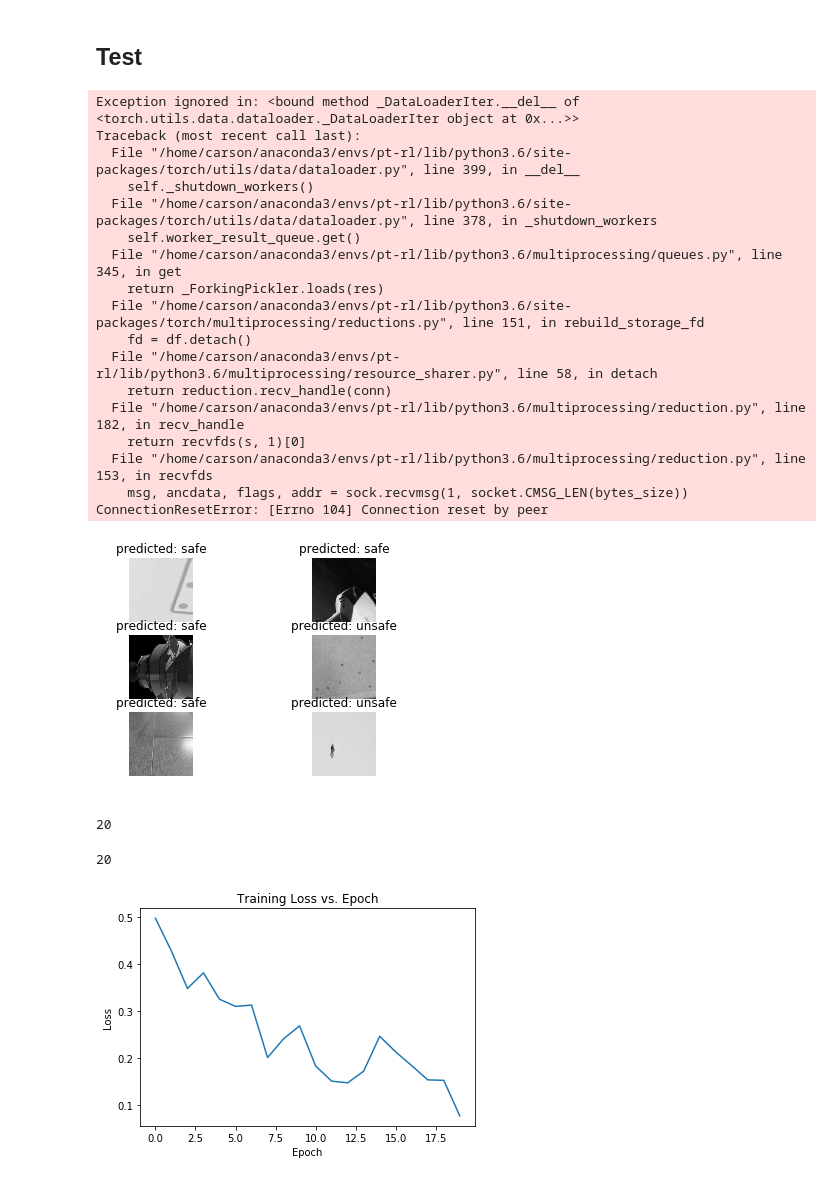
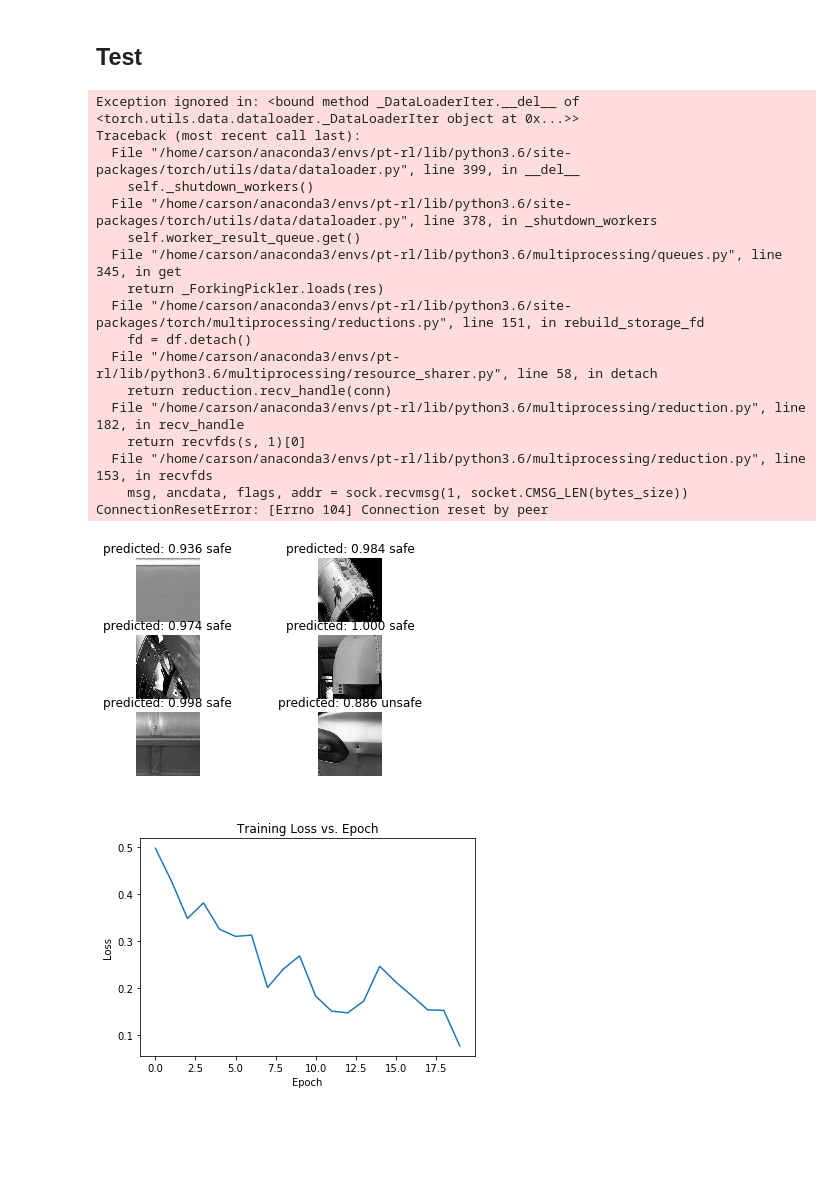
Before and after one commit to cSchubes/icbinbSpaceApps18, a Jupyter notebook: CNN/CNN.ipynb, the cells around one changed output. Cells and saved outputs as stored; diff of their text form; code cells hidden in the pictures; blank space fills up the shorter version.

```diff
--- a/CNN/CNN.ipynb
+++ b/CNN/CNN.ipynb
@@ -78,8 +89,8 @@ data_transforms = {
 # %%
-datasets = {x: datasets.ImageFolder(os.path.join(data_dir, x), data_transforms[x])
+image_datasets = {x: datasets.ImageFolder(os.path.join(data_dir, x), data_transforms[x])
                   for x in ['train', 'val']}
-dataloaders = {x: torch.utils.data.DataLoader(datasets[x], batch_size=batch_size,
+dataloaders = {x: torch.utils.data.DataLoader(image_datasets[x], batch_size=batch_size,
                                               shuffle=True, num_workers=1)
                for x in ['train', 'val']}
-dataset_sizes = {x: len(datasets[x]) for x in ['train', 'val']}
-class_names = datasets['train'].classes
+dataset_sizes = {x: len(image_datasets[x]) for x in ['train', 'val']}
+class_names = image_datasets['train'].classes
@@ -86,7 +102,7 @@ class_names = datasets['train'].classes
 # %%
 def imshow(inp, title=None):
     """Imshow for Tensor."""
-    inp = inp.numpy().transpose((1, 2, 0))
+    inp = inp.numpy().transpose(1, 2, 0)
     mean = np.array([0.485, 0.456, 0.406])
     std = np.array([0.229, 0.224, 0.225])
     inp = std * inp + mean
@@ -193,13 +231,14 @@ def visualize_model(model, num_images=6):
             labels = labels.to(device)
 
             outputs = model(inputs)
+            outputs = F.softmax(outputs)
             _, preds = torch.max(outputs, 1)
 
             for j in range(inputs.size()[0]):
                 images_so_far += 1
                 ax = plt.subplot(num_images//2, 2, images_so_far)
                 ax.axis('off')
-                ax.set_title('predicted: {}'.format(class_names[preds[j]]))
+                ax.set_title('predicted: %.3f %s'%(outputs[j][preds[j]].item(), class_names[preds[j]]))
                 imshow(inputs.cpu().data[j])
 
                 if images_so_far == num_images:
@@ -310,34 +349,26 @@ Epoch 20
 # %% [markdown]
 ## Test
 # %%
-visualize_model(model)
+visualize_model(model, num_images=6)
 # %% [output]
 Exception ignored in: <bound method _DataLoaderIter.__del__ of <torch.utils.data.dataloader._DataLoaderIter object at 0x...>>
 Traceback (most recent call last):
   File "/home/carson/anaconda3/envs/pt-rl/lib/python3.6/site-packages/torch/utils/data/dataloader.py", line 399, in __del__
     self._shutdown_workers()
   File "/home/carson/anaconda3/envs/pt-rl/lib/python3.6/site-packages/torch/utils/data/dataloader.py", line 378, in _shutdown_workers
     self.worker_result_queue.get()
   File "/home/carson/anaconda3/envs/pt-rl/lib/python3.6/multiprocessing/queues.py", line 345, in get
     return _ForkingPickler.loads(res)
   File "/home/carson/anaconda3/envs/pt-rl/lib/python3.6/site-packages/torch/multiprocessing/reductions.py", line 151, in rebuild_storage_fd
     fd = df.detach()
   File "/home/carson/anaconda3/envs/pt-rl/lib/python3.6/multiprocessing/resource_sharer.py", line 58, in detach
     return reduction.recv_handle(conn)
   File "/home/carson/anaconda3/envs/pt-rl/lib/python3.6/multiprocessing/reduction.py", line 182, in recv_handle
     return recvfds(s, 1)[0]
   File "/home/carson/anaconda3/envs/pt-rl/lib/python3.6/multiprocessing/reduction.py", line 153, in recvfds
     msg, ancdata, flags, addr = sock.recvmsg(1, socket.CMSG_LEN(bytes_size))
 ConnectionResetError: [Errno 104] Connection reset by peer
-[figure, old version]
+[figure, new version]
-# %%
-len(np.array(history.train_loss).reshape(20))
-# %% [output]
-20
-# %%
-len([i for i in range(1, 21)])
-# %% [output]
-20
 # %%
 plt.plot(history.train_loss)
 plt.xlabel('Epoch')
```
Also changed, not shown: parts of 11 cells of this notebook, 1 other file.
